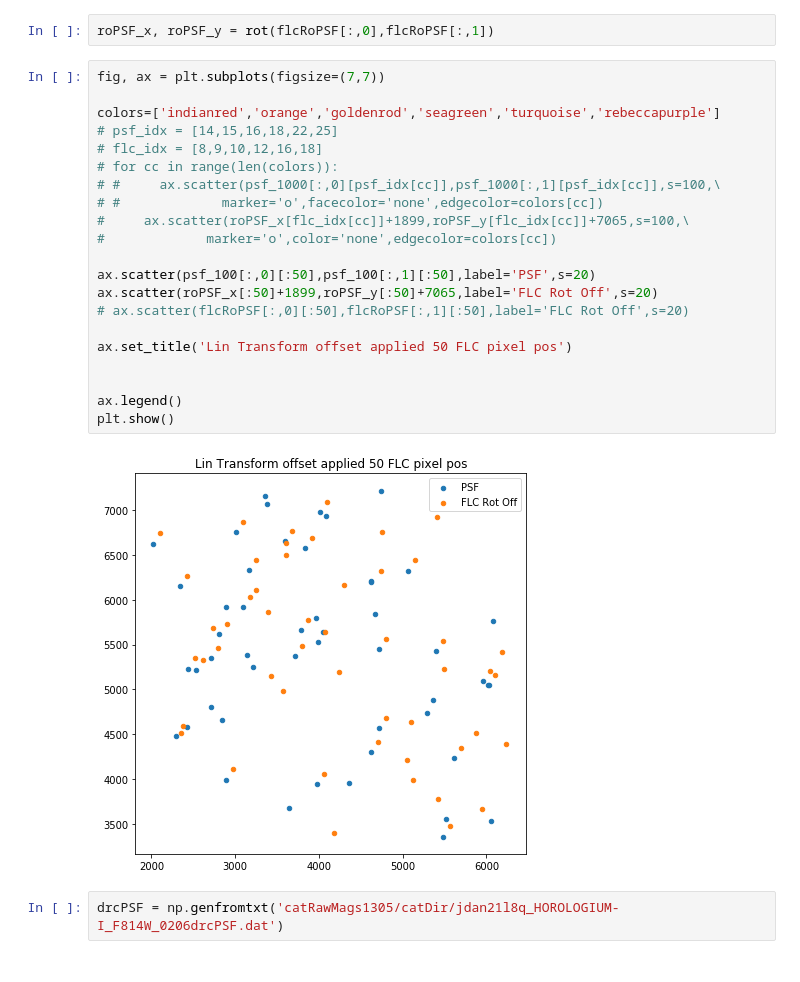
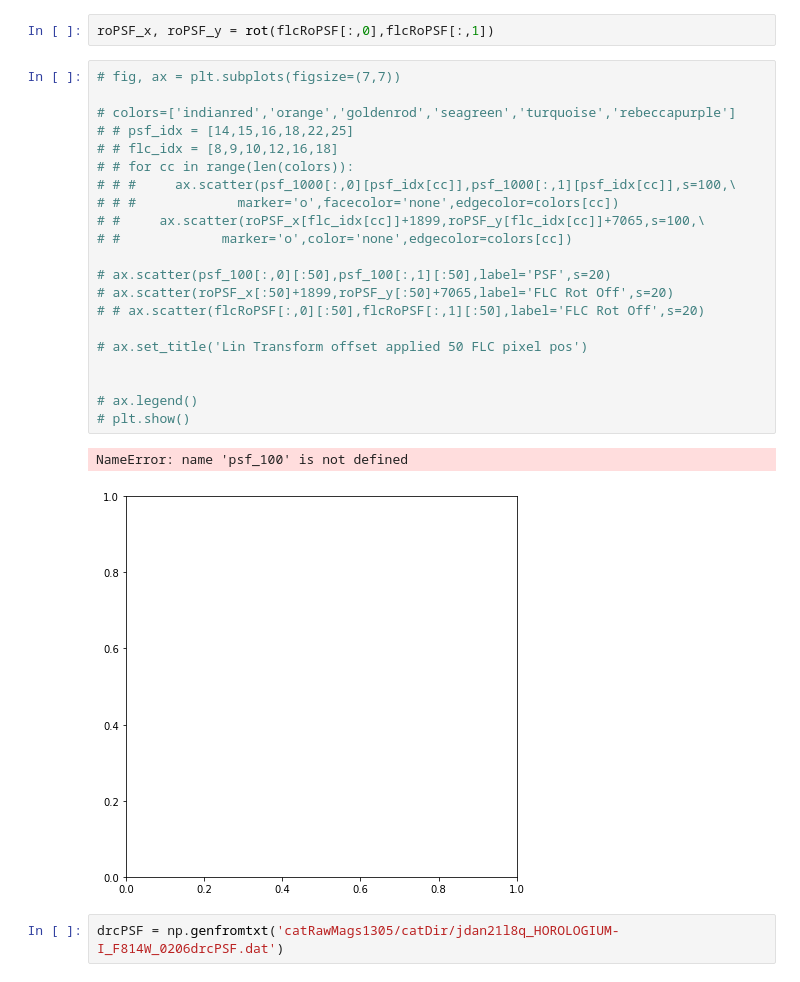
Before and after one commit to hrichstein/photRun0520, a Jupyter notebook: transWork0306.ipynb, the cells around one changed output. Saved outputs shown, nothing was run; the diff lists cells and outputs as text.

```diff
--- a/transWork0306.ipynb
+++ b/transWork0306.ipynb
@@ -34,28 +34,29 @@ def rot(x0,y0):
 # %%
 roPSF_x, roPSF_y = rot(flcRoPSF[:,0],flcRoPSF[:,1])
 # %%
-fig, ax = plt.subplots(figsize=(7,7))
+# fig, ax = plt.subplots(figsize=(7,7))
 
-colors=['indianred','orange','goldenrod','seagreen','turquoise','rebeccapurple']
-# psf_idx = [14,15,16,18,22,25]
-# flc_idx = [8,9,10,12,16,18]
-# for cc in range(len(colors)):
-# #     ax.scatter(psf_1000[:,0][psf_idx[cc]],psf_1000[:,1][psf_idx[cc]],s=100,\
-# #             marker='o',facecolor='none',edgecolor=colors[cc])
-#     ax.scatter(roPSF_x[flc_idx[cc]]+1899,roPSF_y[flc_idx[cc]]+7065,s=100,\
-#             marker='o',color='none',edgecolor=colors[cc])
+# colors=['indianred','orange','goldenrod','seagreen','turquoise','rebeccapurple']
+# # psf_idx = [14,15,16,18,22,25]
+# # flc_idx = [8,9,10,12,16,18]
+# # for cc in range(len(colors)):
+# # #     ax.scatter(psf_1000[:,0][psf_idx[cc]],psf_1000[:,1][psf_idx[cc]],s=100,\
+# # #             marker='o',facecolor='none',edgecolor=colors[cc])
+# #     ax.scatter(roPSF_x[flc_idx[cc]]+1899,roPSF_y[flc_idx[cc]]+7065,s=100,\
+# #             marker='o',color='none',edgecolor=colors[cc])
 
-ax.scatter(psf_100[:,0][:50],psf_100[:,1][:50],label='PSF',s=20)
-ax.scatter(roPSF_x[:50]+1899,roPSF_y[:50]+7065,label='FLC Rot Off',s=20)
-# ax.scatter(flcRoPSF[:,0][:50],flcRoPSF[:,1][:50],label='FLC Rot Off',s=20)
+# ax.scatter(psf_100[:,0][:50],psf_100[:,1][:50],label='PSF',s=20)
+# ax.scatter(roPSF_x[:50]+1899,roPSF_y[:50]+7065,label='FLC Rot Off',s=20)
+# # ax.scatter(flcRoPSF[:,0][:50],flcRoPSF[:,1][:50],label='FLC Rot Off',s=20)
 
-ax.set_title('Lin Transform offset applied 50 FLC pixel pos')
+# ax.set_title('Lin Transform offset applied 50 FLC pixel pos')
 
 
-ax.legend()
-plt.show()
+# ax.legend()
+# plt.show()
 # %% [output]
+NameError: name 'psf_100' is not defined
-[figure, old version]
+[figure, new version]
 # %%
 drcPSF = np.genfromtxt('catRawMags1305/catDir/jdan21l8q_HOROLOGIUM-I_F814W_0206drcPSF.dat')
 # %%
```
Also changed, not shown: parts of 15 cells of this notebook, 3 other files.
